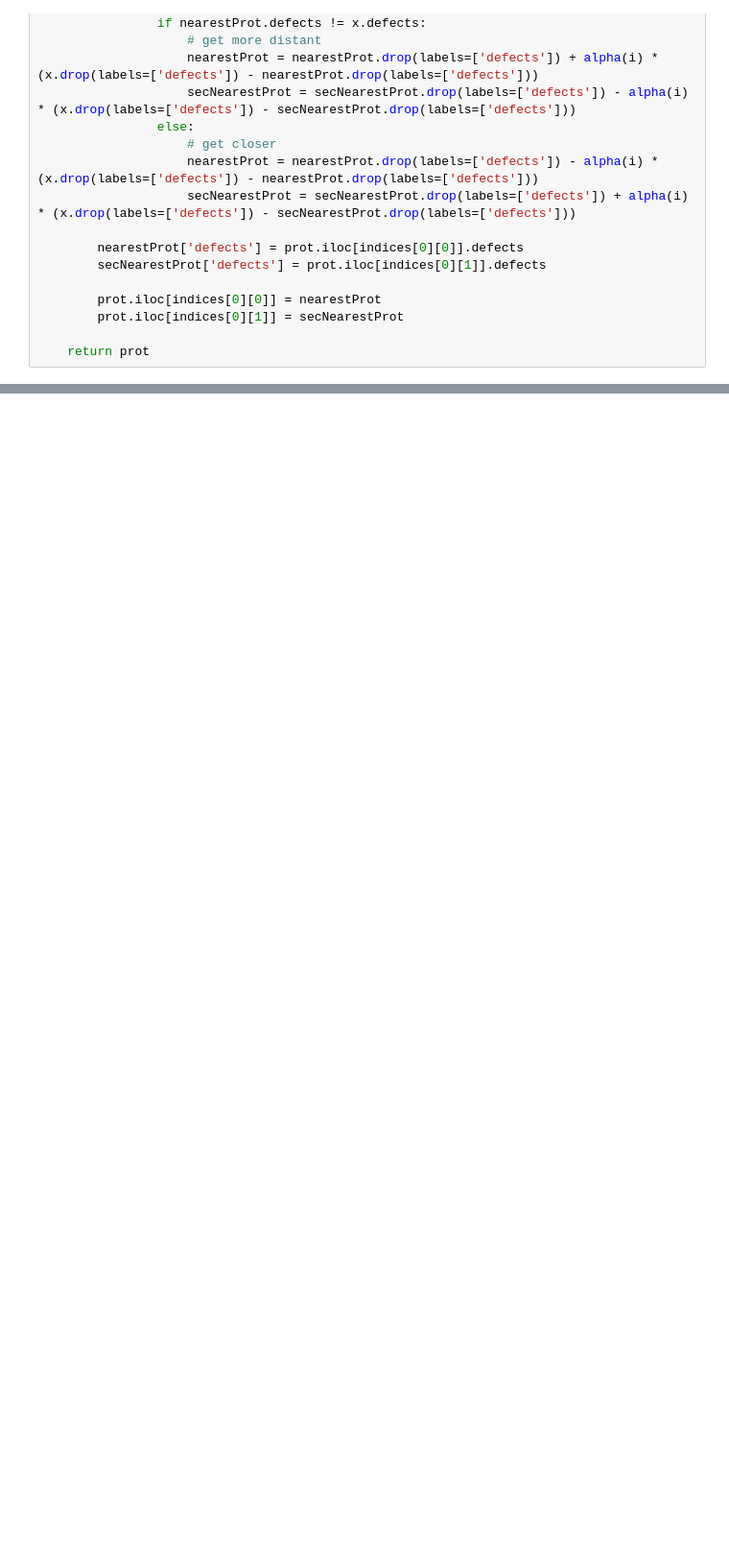
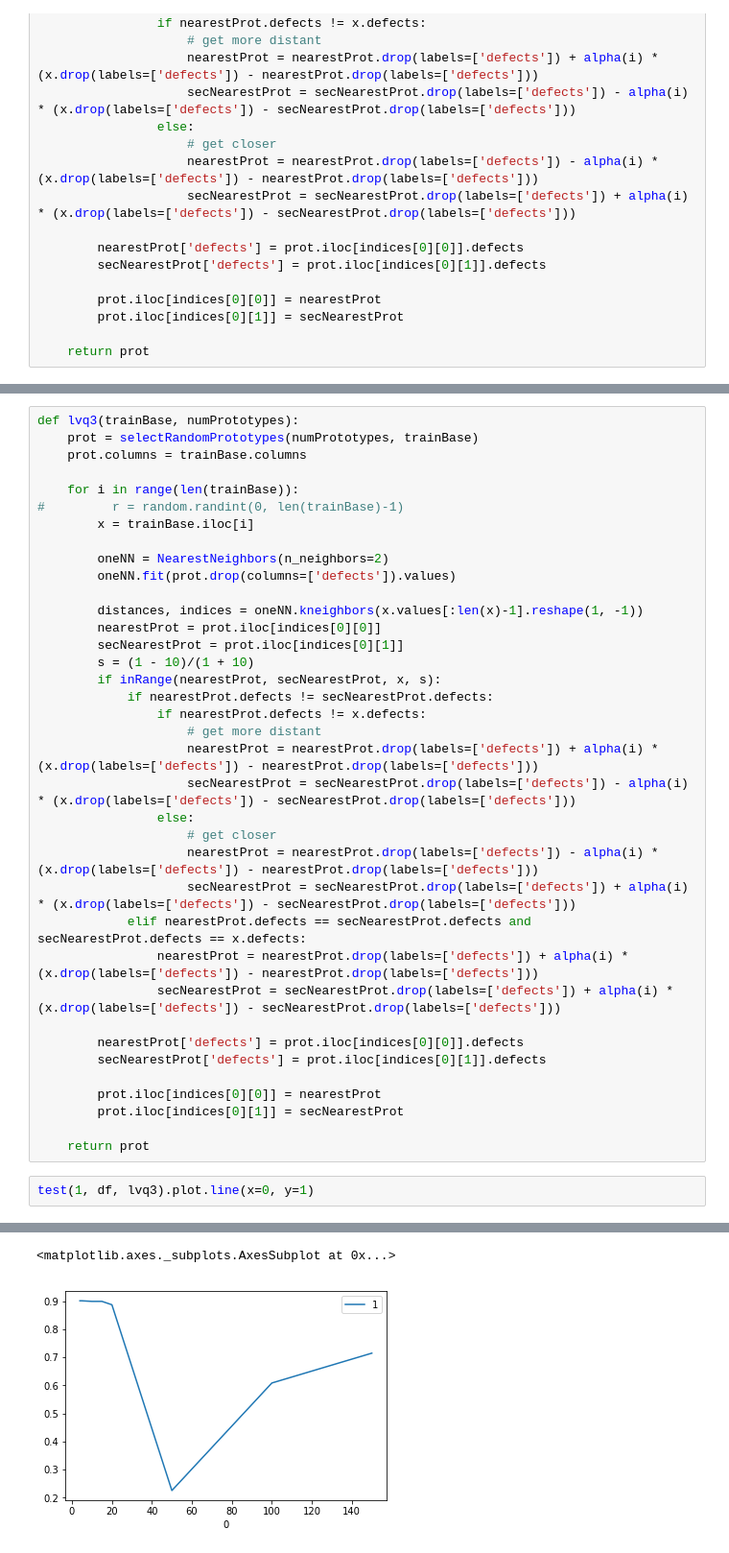
Before and after one commit to jfmrm/machineLearning, a Jupyter notebook: ex2/LVQ.ipynb, the cells around one changed output, grey strips where cells are left out. Shown at 96% size. Saved outputs shown, nothing was run; the diff lists cells and outputs as text; blank space fills up the shorter version.

```diff
--- a/ex2/LVQ.ipynb
+++ b/ex2/LVQ.ipynb
@@ -185,0 +208,40 @@ test(1, df, lvq2).plot.line(x=0, y=1)
+# %%
+def lvq3(trainBase, numPrototypes):
+    prot = selectRandomPrototypes(numPrototypes, trainBase)
+    prot.columns = trainBase.columns
+
+    for i in range(len(trainBase)):
+#         r = random.randint(0, len(trainBase)-1)
+        x = trainBase.iloc[i]
+
+        oneNN = NearestNeighbors(n_neighbors=2)
+        oneNN.fit(prot.drop(columns=['defects']).values)
+
+        distances, indices = oneNN.kneighbors(x.values[:len(x)-1].reshape(1, -1))
+        nearestProt = prot.iloc[indices[0][0]]
+        secNearestProt = prot.iloc[indices[0][1]]
+        s = (1 - 10)/(1 + 10)
+        if inRange(nearestProt, secNearestProt, x, s):
+            if nearestProt.defects != secNearestProt.defects:
+                if nearestProt.defects != x.defects:
+                    # get more distant
+                    nearestProt = nearestProt.drop(labels=['defects']) + alpha(i) * (x.drop(labels=['defects']) - nearestProt.drop(labels=['defects']))
+                    secNearestProt = secNearestProt.drop(labels=['defects']) - alpha(i) * (x.drop(labels=['defects']) - secNearestProt.drop(labels=['defects']))
+                else:
+                    # get closer
+                    nearestProt = nearestProt.drop(labels=['defects']) - alpha(i) * (x.drop(labels=['defects']) - nearestProt.drop(labels=['defects']))
+                    secNearestProt = secNearestProt.drop(labels=['defects']) + alpha(i) * (x.drop(labels=['defects']) - secNearestProt.drop(labels=['defects']))
+            elif nearestProt.defects == secNearestProt.defects and secNearestProt.defects == x.defects:
+                nearestProt = nearestProt.drop(labels=['defects']) + alpha(i) * (x.drop(labels=['defects']) - nearestProt.drop(labels=['defects']))
+                secNearestProt = secNearestProt.drop(labels=['defects']) + alpha(i) * (x.drop(labels=['defects']) - secNearestProt.drop(labels=['defects']))
+
+        nearestProt['defects'] = prot.iloc[indices[0][0]].defects
+        secNearestProt['defects'] = prot.iloc[indices[0][1]].defects
+
+        prot.iloc[indices[0][0]] = nearestProt
+        prot.iloc[indices[0][1]] = secNearestProt
+
+    return prot
+# %%
+test(1, df, lvq3).plot.line(x=0, y=1)
+# %% [output]
@@ -185,0 +254,2 @@ test(1, df, lvq2).plot.line(x=0, y=1)
+<matplotlib.axes._subplots.AxesSubplot at 0x...>
+[figure, added]
```
Also changed, not shown: parts of 6 cells of this notebook.
